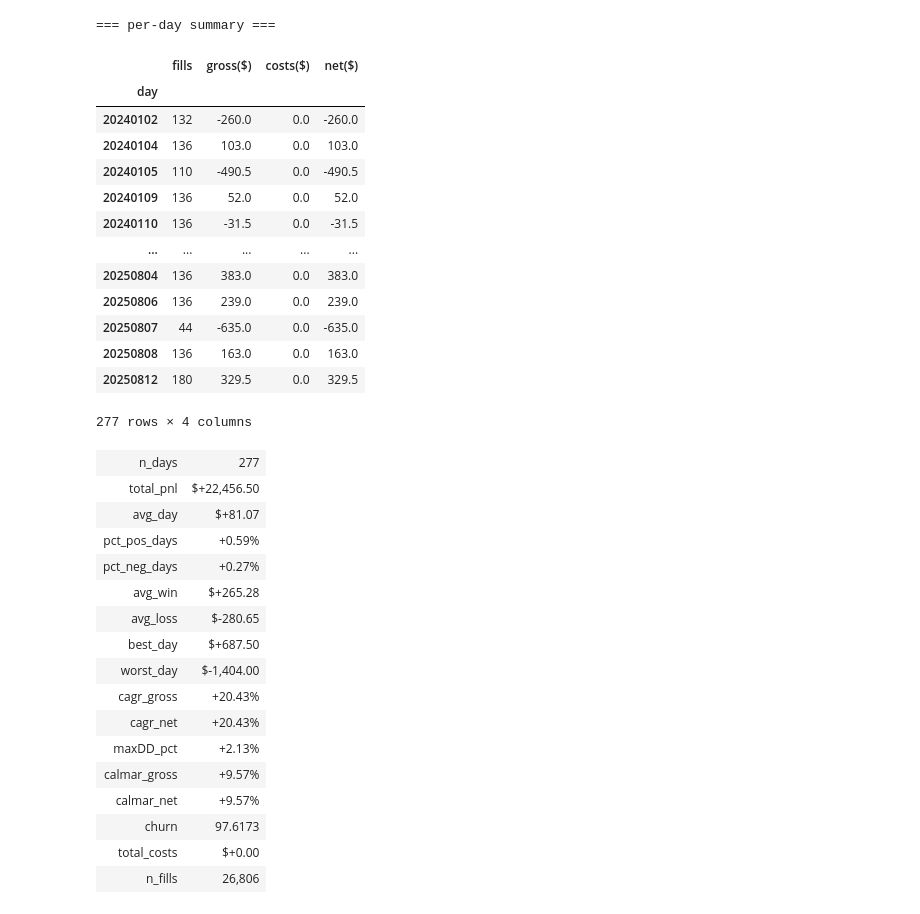
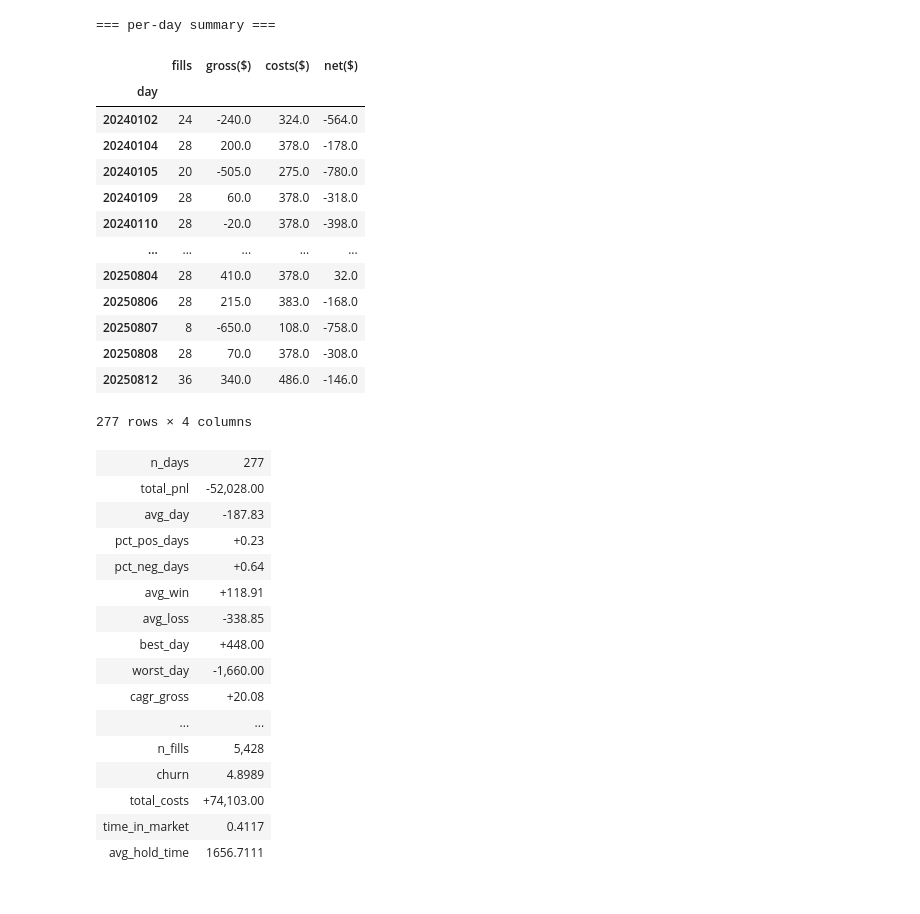
Before and after one commit to KeyaanEBL/BirdsEye, a Jupyter notebook: sandbox.ipynb, the cells around one changed output. Saved outputs shown, nothing was run; the diff lists cells and outputs as text; code cells hidden in the pictures.

```diff
--- a/sandbox.ipynb
+++ b/sandbox.ipynb
@@ -8,9 +8,9 @@ if __name__ == "__main__":
         strategy_cls      = RangeShortStrangle,
         index             = "SPY",
         lot_size          = 100,
-        starting_cash     = 1_000_000.0,
         margin_per_lot    = 10000.0,
-        strategy_kwargs   = {"lots": 10, "max_lots": 10},
+        max_lots          = 10,
+        strategy_kwargs   = {"lots": 10},
         cost_kwargs       = {"txn_cost_per_lot": 0.85},
         n_workers         = 20,
         collect_perseclog = True,
@@ -22,66 +22,64 @@ import matplotlib.pyplot as plt
 
 DAY = "20240208"
 
-# ---- 1. per-day summary table ----
 print("=== per-day summary ===")
 display(res.summary)
 # %% [output]
 === per-day summary ===
 |  | fills | gross($) | costs($) | net($) |
 | day |  |  |  |  |
-| 20240102 | 132 | -260.0 | 0.0 | -260.0 |
-| 20240104 | 136 | 103.0 | 0.0 | 103.0 |
-| 20240105 | 110 | -490.5 | 0.0 | -490.5 |
-| 20240109 | 136 | 52.0 | 0.0 | 52.0 |
-| 20240110 | 136 | -31.5 | 0.0 | -31.5 |
+| 20240102 | 24 | -240.0 | 324.0 | -564.0 |
+| 20240104 | 28 | 200.0 | 378.0 | -178.0 |
+| 20240105 | 20 | -505.0 | 275.0 | -780.0 |
+| 20240109 | 28 | 60.0 | 378.0 | -318.0 |
+| 20240110 | 28 | -20.0 | 378.0 | -398.0 |
 | ... | ... | ... | ... | ... |
-| 20250804 | 136 | 383.0 | 0.0 | 383.0 |
-| 20250806 | 136 | 239.0 | 0.0 | 239.0 |
-| 20250807 | 44 | -635.0 | 0.0 | -635.0 |
-| 20250808 | 136 | 163.0 | 0.0 | 163.0 |
-| 20250812 | 180 | 329.5 | 0.0 | 329.5 |
+| 20250804 | 28 | 410.0 | 378.0 | 32.0 |
+| 20250806 | 28 | 215.0 | 383.0 | -168.0 |
+| 20250807 | 8 | -650.0 | 108.0 | -758.0 |
+| 20250808 | 28 | 70.0 | 378.0 | -308.0 |
+| 20250812 | 36 | 340.0 | 486.0 | -146.0 |
 277 rows × 4 columns
 # %%
 def display_stats(stats: dict):
     from IPython.display import display, HTML
 
     def fmt(k, v):
         if isinstance(v, float):
             if "pct" in k or "cagr" in k or "calmar" in k:
                 color = "green" if v > 0 else "red"
-                return f'<span style="color:{color}">{v:+.2f}%</span>'
+                return f'<span style="color:{color}">{v:+.2f}</span>'
             if "pnl" in k or "day" in k or "win" in k or "loss" in k or "cost" in k:
                 color = "green" if v > 0 else ("red" if v < 0 else "inherit")
-                return f'<span style="color:{color}">${v:+,.2f}</span>'
+                return f'<span style="color:{color}">{v:+,.2f}</span>'
             return f"{v:.4f}"
         if isinstance(v, int):
             return f"{v:,}"
         return str(v)
 
     rows = "".join(
         f"<tr><td style='padding:4px 16px 4px 0;color:gray;font-size:13px'>{k}</td>"
         f"<td style='padding:4px 0;font-size:13px;font-weight:500'>{fmt(k,v)}</td></tr>"
         for k, v in stats.items()
     )
     display(HTML(f"<table style='border-collapse:collapse'>{rows}</table>"))
 
 display_stats(res.stats())
 # %% [output]
 | n_days | 277 |
-| total_pnl | $+22,456.50 |
-| avg_day | $+81.07 |
-| pct_pos_days | +0.59% |
-| pct_neg_days | +0.27% |
-| avg_win | $+265.28 |
-| avg_loss | $-280.65 |
-| best_day | $+687.50 |
-| worst_day | $-1,404.00 |
-| cagr_gross | +20.43% |
-| cagr_net | +20.43% |
-| maxDD_pct | +2.13% |
-| calmar_gross | +9.57% |
-| calmar_net | +9.57% |
-| churn | 97.6173 |
-| total_costs | $+0.00 |
-| n_fills | 26,806 |
+| total_pnl | -52,028.00 |
+| avg_day | -187.83 |
+| pct_pos_days | +0.23 |
+| pct_neg_days | +0.64 |
+| avg_win | +118.91 |
+| avg_loss | -338.85 |
+| best_day | +448.00 |
+| worst_day | -1,660.00 |
+| cagr_gross | +20.08 |
+| ... | ... |
+| n_fills | 5,428 |
+| churn | 4.8989 |
+| total_costs | +74,103.00 |
+| time_in_market | 0.4117 |
+| avg_hold_time | 1656.7111 |
 # %%
```
Also changed, not shown: parts of 3 cells of this notebook, 9 other files.
